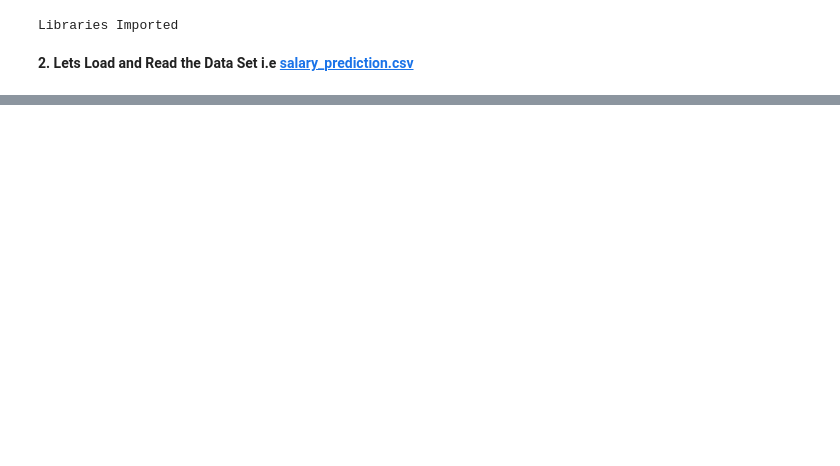
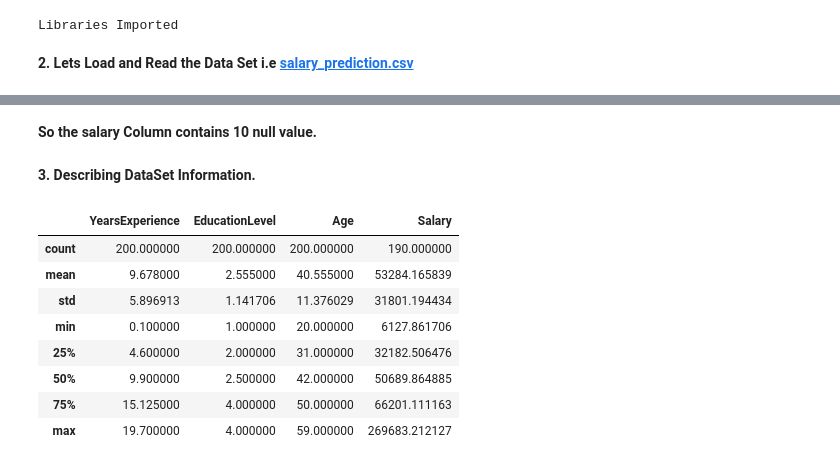
Before and after one commit to rn-byte/Salary_prediction, a Jupyter notebook: Data_Science_Expo.ipynb, the cells around one changed output, grey strips where cells are left out. Cells and saved outputs as stored; diff of their text form; code cells hidden in the pictures; blank space fills up the shorter version.

```diff
--- a/Data_Science_Expo.ipynb
+++ b/Data_Science_Expo.ipynb
@@ -37,0 +72,16 @@ df.head(10)
+# %% [markdown]
+**So the salary Column contains 10 null value.**
+# %% [markdown]
+**3. Describing DataSet Information.**
+# %%
+df.describe()
+# %% [output]
+|  | YearsExperience | EducationLevel | Age | Salary |
+| count | 200.000000 | 200.000000 | 200.000000 | 190.000000 |
+| mean | 9.678000 | 2.555000 | 40.555000 | 53284.165839 |
+| std | 5.896913 | 1.141706 | 11.376029 | 31801.194434 |
+| min | 0.100000 | 1.000000 | 20.000000 | 6127.861706 |
+| 25% | 4.600000 | 2.000000 | 31.000000 | 32182.506476 |
+| 50% | 9.900000 | 2.500000 | 42.000000 | 50689.864885 |
+| 75% | 15.125000 | 4.000000 | 50.000000 | 66201.111163 |
+| max | 19.700000 | 4.000000 | 59.000000 | 269683.212127 |
```
Also changed, not shown: parts of 16 cells of this notebook.
